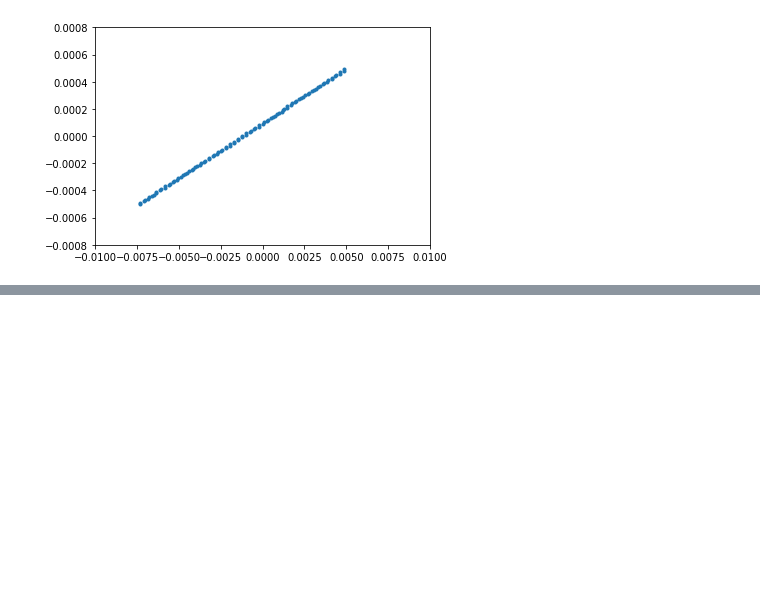
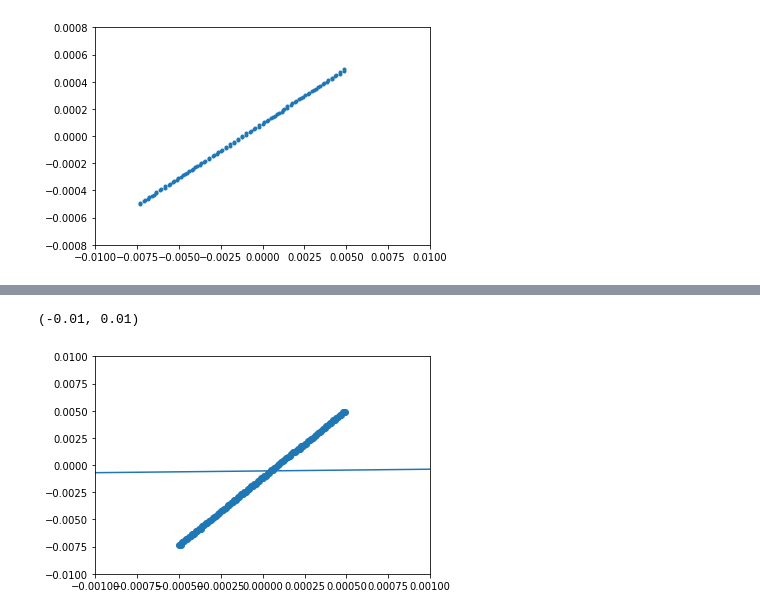
Before and after one commit to indibl99/adv_lab, a Jupyter notebook: sup_junc.ipynb, the cells around one changed output, grey strips where cells are left out. Saved outputs shown, nothing was run; the diff lists cells and outputs as text; code cells hidden in the pictures; blank space fills up the shorter version.

```diff
--- a/sup_junc.ipynb
+++ b/sup_junc.ipynb
@@ -309,3 +450,12 @@ plt.xlim(-0.01, 0.01)
+# %%
+plt.plot(NIN_Vinc, NINcurr(NIN_Vinc, [0.07999999999999999, 0.0001]))
+plt.scatter(NIN_Iinc, NIN_Vinc)
+
+plt.xlim(-0.001, 0.001)
+plt.ylim(-0.01, 0.01)
+# %% [output]
+(-0.01, 0.01)
+[figure, added]
 # %%
 def red_chisq(o, c, var, m):
     #v = n - m
```
Also changed, not shown: parts of 19 cells of this notebook.
